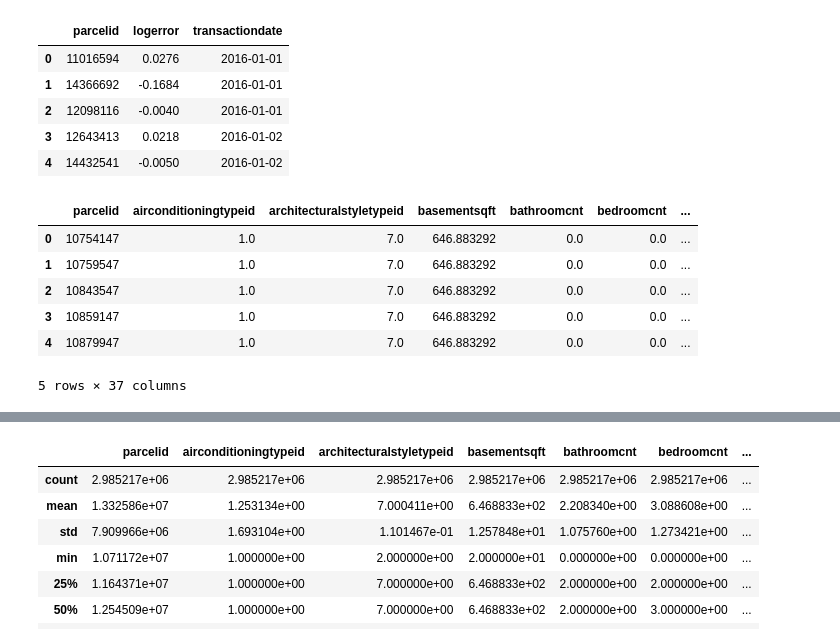
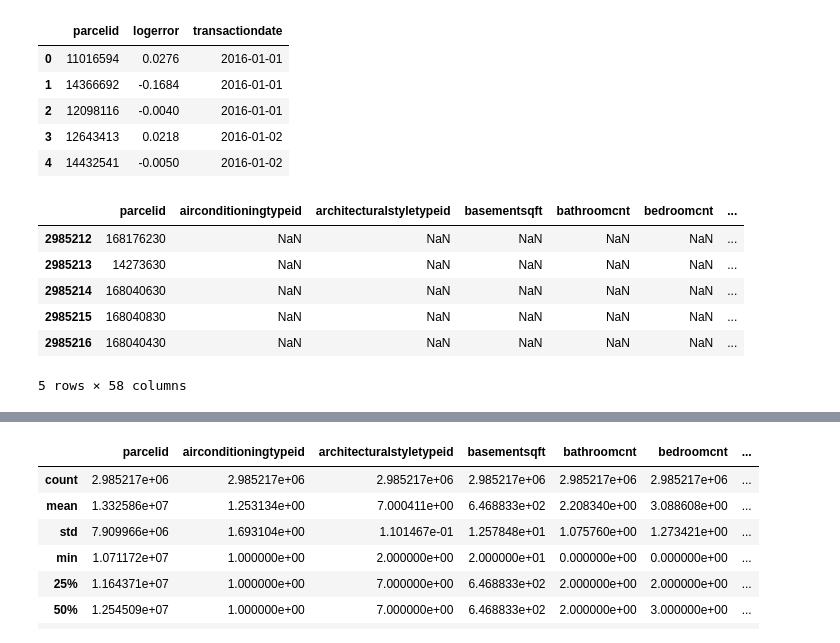
Before and after one commit to adeshpande3/Kaggle-Zillow, a Jupyter notebook: Zillow Notebook.ipynb, the cells around one changed output, grey strips where cells are left out. Saved outputs shown, nothing was run; the diff lists cells and outputs as text; code cells hidden in the pictures.

```diff
--- a/Zillow Notebook.ipynb
+++ b/Zillow Notebook.ipynb
@@ -17,12 +17,12 @@ train.head()
 | 3 | 12643413 | 0.0218 | 2016-01-02 |
 | 4 | 14432541 | -0.0050 | 2016-01-02 |
 # %%
-properties.head()
+properties.tail()
 # %% [output]
 |  | parcelid | airconditioningtypeid | architecturalstyletypeid | basementsqft | bathroomcnt | bedroomcnt | ... |
-| 0 | 10754147 | 1.0 | 7.0 | 646.883292 | 0.0 | 0.0 | ... |
-| 1 | 10759547 | 1.0 | 7.0 | 646.883292 | 0.0 | 0.0 | ... |
-| 2 | 10843547 | 1.0 | 7.0 | 646.883292 | 0.0 | 0.0 | ... |
-| 3 | 10859147 | 1.0 | 7.0 | 646.883292 | 0.0 | 0.0 | ... |
-| 4 | 10879947 | 1.0 | 7.0 | 646.883292 | 0.0 | 0.0 | ... |
+| 2985212 | 168176230 | NaN | NaN | NaN | NaN | NaN | ... |
+| 2985213 | 14273630 | NaN | NaN | NaN | NaN | NaN | ... |
+| 2985214 | 168040630 | NaN | NaN | NaN | NaN | NaN | ... |
+| 2985215 | 168040830 | NaN | NaN | NaN | NaN | NaN | ... |
+| 2985216 | 168040430 | NaN | NaN | NaN | NaN | NaN | ... |
-5 rows × 37 columns
+5 rows × 58 columns
```
Also changed, not shown: parts of 9 cells of this notebook, 1 other file.
